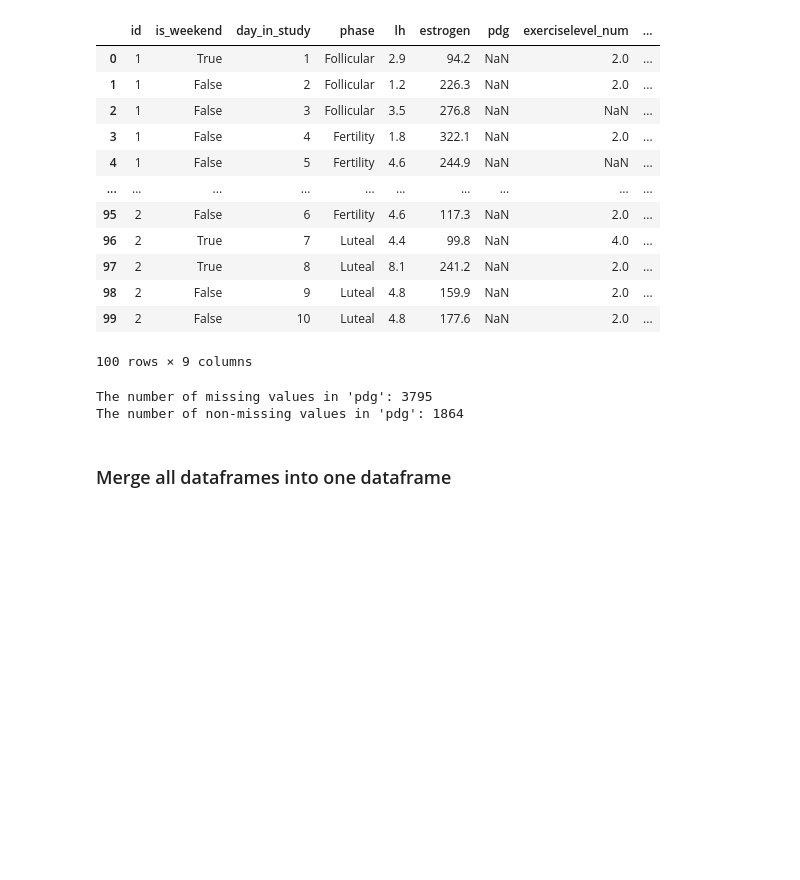
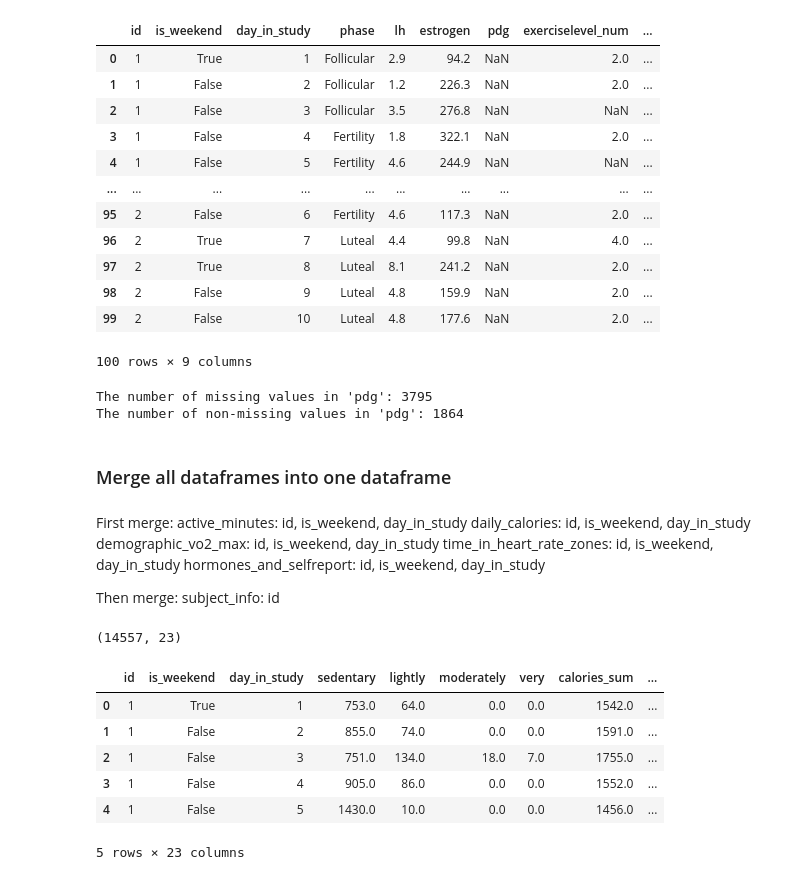
Before and after one commit to EstelleWang-UofT/ML-for-Women, a Jupyter notebook: notebooks/physical activity/preprocessing and merging.ipynb, the cells around one changed output. Saved outputs shown, nothing was run; the diff lists cells and outputs as text; code cells hidden in the pictures; blank space fills up the shorter version.

Commit message:
merge complete and exported

```diff
--- a/notebooks/physical activity/mcphases_physical_activity 111.ipynb
+++ b/notebooks/physical activity/preprocessing and merging.ipynb
@@ -410,3 +410,57 @@ The number of missing values in 'pdg': 3795
 The number of non-missing values in 'pdg': 1864
 # %% [markdown]
 ### Merge all dataframes into one dataframe
+# %% [markdown]
+First merge:
+    active_minutes: id, is_weekend, day_in_study
+    daily_calories: id, is_weekend, day_in_study
+    demographic_vo2_max: id, is_weekend, day_in_study
+    time_in_heart_rate_zones: id, is_weekend, day_in_study
+    hormones_and_selfreport: id, is_weekend, day_in_study
+
+Then merge:
+    subject_info: id
+# %%
+# daily-level data: merge on id + day_in_study + is_weekend
+merged_df = (
+    active_minutes
+    .merge(
+        daily_calories,
+        on=["id", "day_in_study", "is_weekend"],
+        how="outer"
+    )
+    .merge(
+        demographic_vo2_max,
+        on=["id", "day_in_study", "is_weekend"],
+        how="outer"
+    )
+    .merge(
+        time_in_heart_rate_zones,
+        on=["id", "day_in_study", "is_weekend"],
+        how="outer"
+    )
+    .merge(
+        hormones_and_selfreport,
+        on=["id", "day_in_study", "is_weekend"],
+        how="outer"
+    )
+)
+
+# participant-level data: merge on id only
+merged_df = merged_df.merge(
+    subject_info,
+    on="id",
+    how="left"
+)
+
+print(merged_df.shape)
+merged_df.head()
+# %% [output]
+(14557, 23)
+|  | id | is_weekend | day_in_study | sedentary | lightly | moderately | very | calories_sum | ... |
+| 0 | 1 | True | 1 | 753.0 | 64.0 | 0.0 | 0.0 | 1542.0 | ... |
+| 1 | 1 | False | 2 | 855.0 | 74.0 | 0.0 | 0.0 | 1591.0 | ... |
+| 2 | 1 | False | 3 | 751.0 | 134.0 | 18.0 | 7.0 | 1755.0 | ... |
+| 3 | 1 | False | 4 | 905.0 | 86.0 | 0.0 | 0.0 | 1552.0 | ... |
+| 4 | 1 | False | 5 | 1430.0 | 10.0 | 0.0 | 0.0 | 1456.0 | ... |
+5 rows × 23 columns
```
Also changed, not shown: parts of 3 cells of this notebook.
